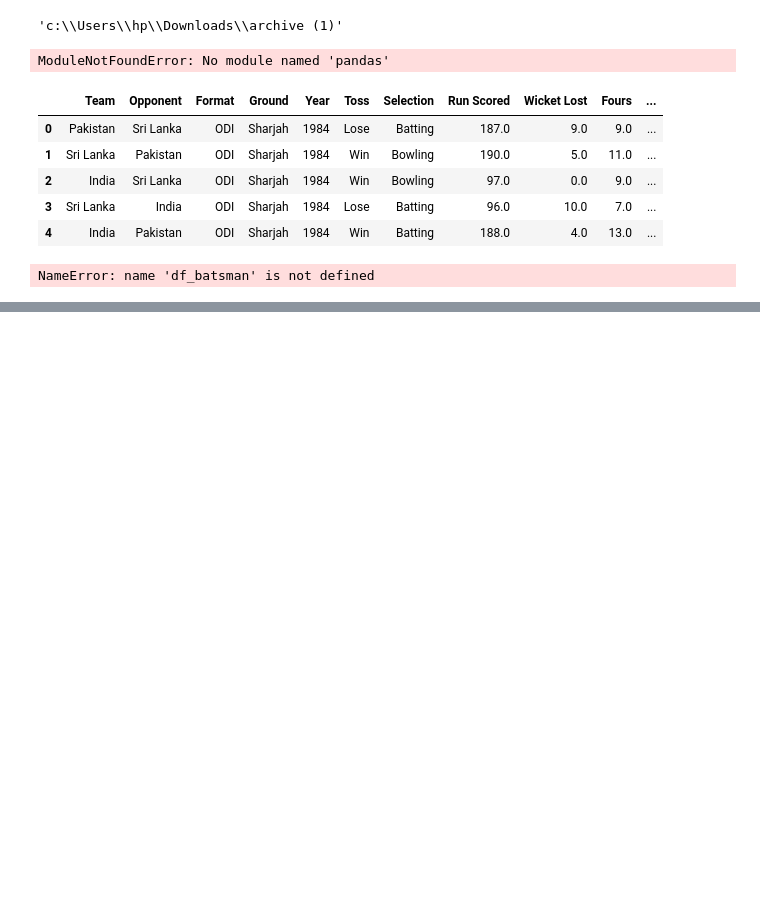
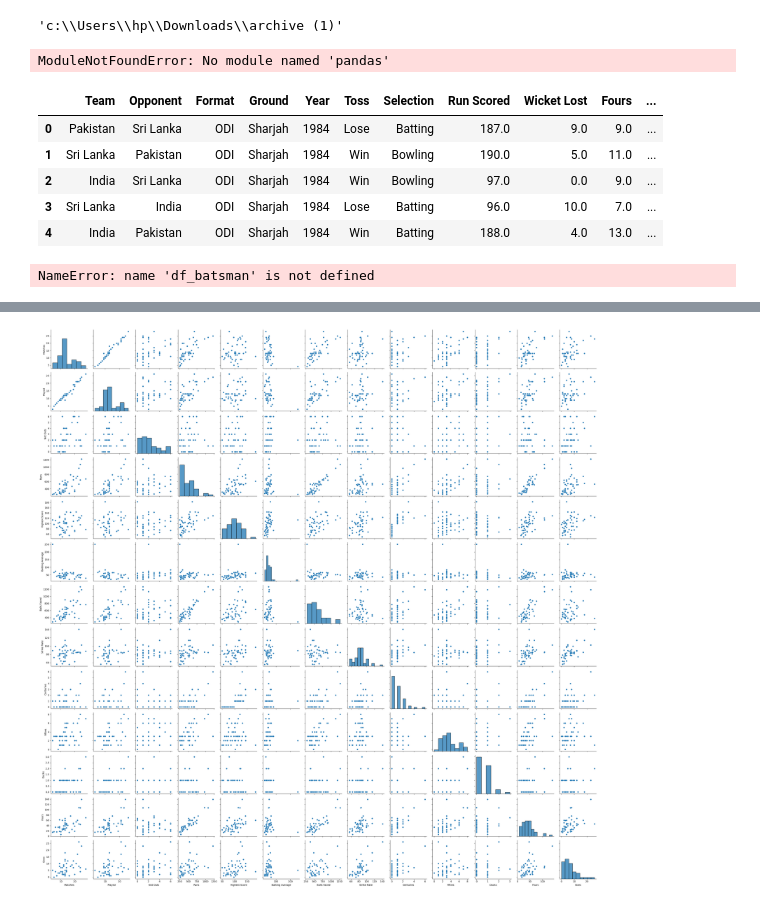
Before and after one commit to adityasingh400/mlproject, a Jupyter notebook: analysis.ipynb, the cells around one changed output, grey strips where cells are left out. Drawn from its saved outputs; the diff is of its cells as text; code cells hidden in the pictures; blank space fills up the shorter version.

```diff
--- a/analysis.ipynb
+++ b/analysis.ipynb
@@ -46,0 +47,11 @@ NameError: name 'df_bat' is not defined
+# %%
+import pandas as pd
+import seaborn as sns
+import matplotlib.pyplot as plt
+df_batsman = pd.read_csv('batsman data odi.csv')
+numeric_cols =df_batsman .select_dtypes(include='number').columns
+sns.pairplot(df_batsman[numeric_cols], diag_kind='hist')
+plt.tight_layout()
+plt.show()
+# %% [output]
+[figure, added]
```
Also changed, not shown: parts of 10 cells of this notebook, 3 other files.
